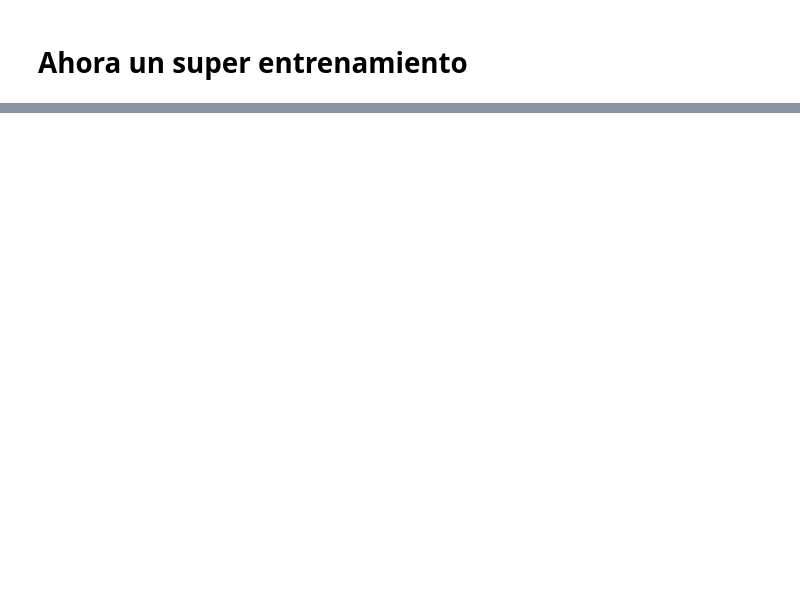
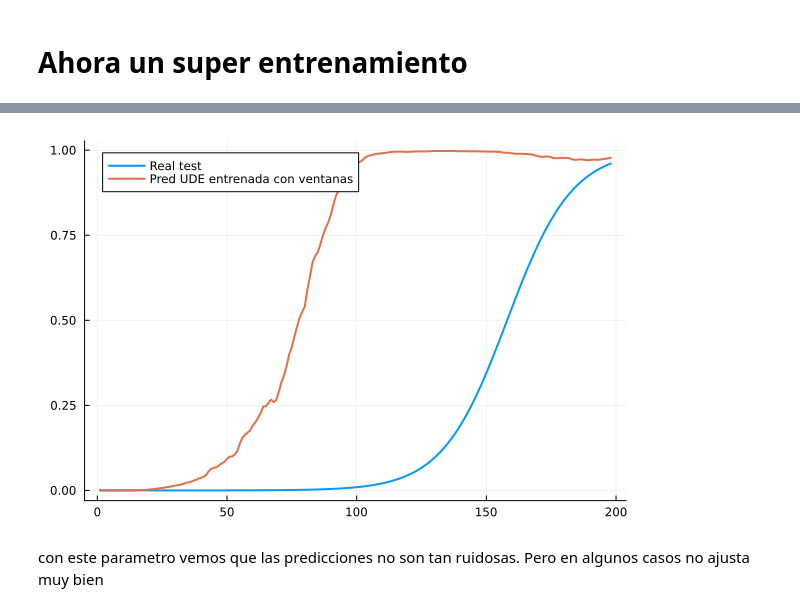
Before and after one commit to SoutoSebastian/TP-DegradacionDeMotores, a Jupyter notebook: mi_entorno/degradacionNasa.ipynb, the cells around one changed output, grey strips where cells are left out. Drawn from its saved outputs; the diff is of its cells as text; code cells hidden in the pictures; blank space fills up the shorter version.

```diff
--- a/mi_entorno/degradacionNasa.ipynb
+++ b/mi_entorno/degradacionNasa.ipynb
@@ -2699,0 +2956,28 @@ p_trained_ude_windows = best_params
+# %%
+traj_plot = test_trajs[2]
+
+pred_test = predict_traj_sensors_positive(
+    p_trained_ude_windows_FIJO2,
+    traj_plot
+)
+
+p = plot(
+    traj_plot.t,
+    traj_plot.y,
+    label="Real test",
+    linewidth=2
+)
+
+plot!(
+    p,
+    traj_plot.t,
+    pred_test,
+    label="Pred UDE entrenada con ventanas",
+    linewidth=2
+)
+
+p
+# %% [output]
+[figure, added]
+# %% [markdown]
+con este parametro vemos que las predicciones no son tan ruidosas. Pero en algunos casos no ajusta muy bien
```
Also changed, not shown: parts of 35 cells of this notebook, 1 other file.
